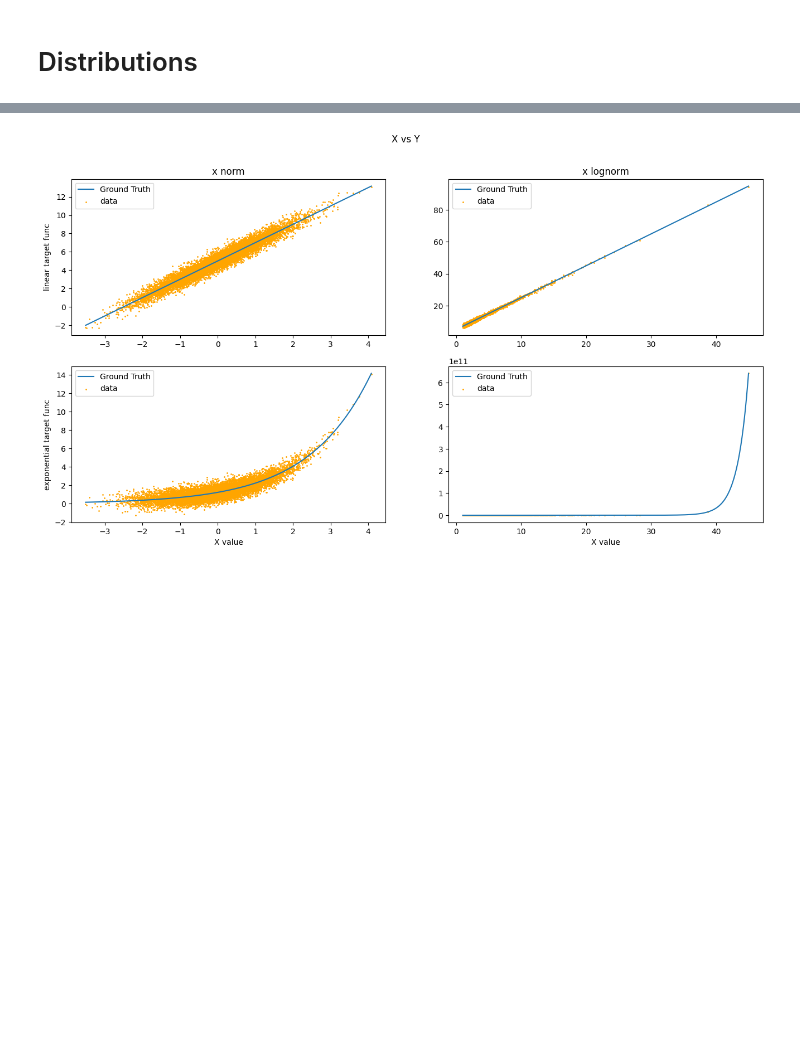
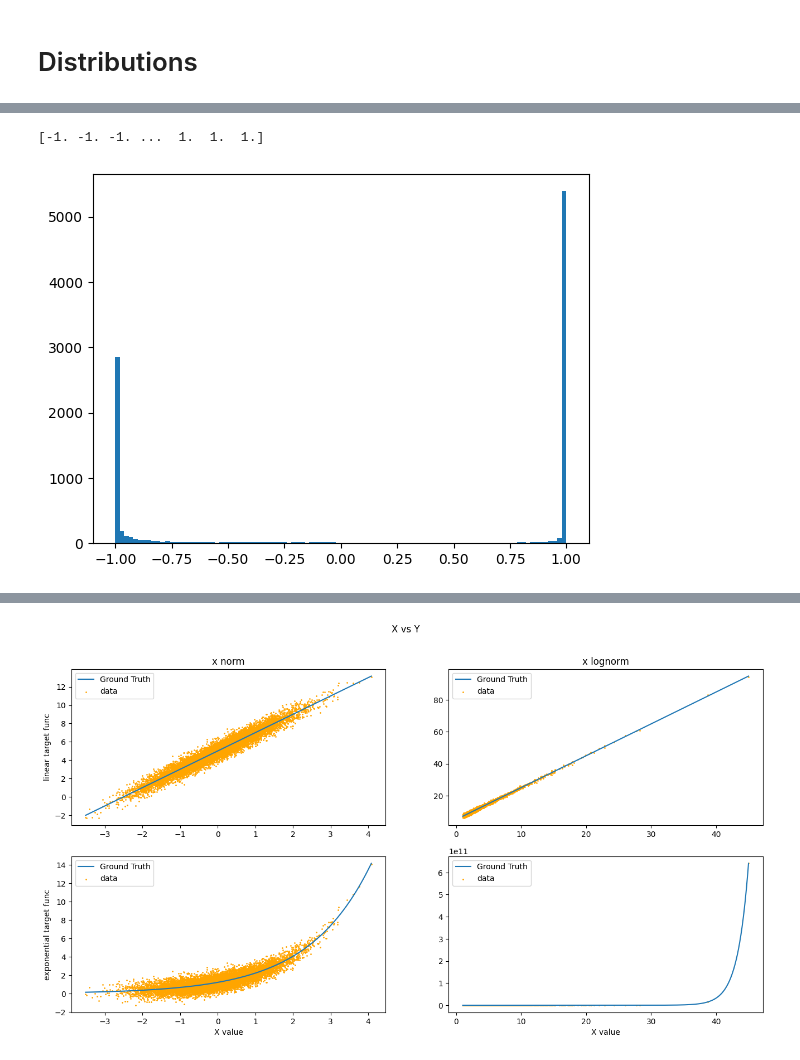
Before and after one commit to Nearpit/BaseEncoding, a Jupyter notebook: plotting.ipynb, the cells around one changed output, grey strips where cells are left out. Drawn from its saved outputs; the diff is of its cells as text; code cells hidden in the pictures; blank space fills up the shorter version.

```diff
--- a/plotting.ipynb
+++ b/plotting.ipynb
@@ -304,0 +277,6 @@ plt.show()
+# %%
+weights_1 = distribution_data_sampler('uniform', {'loc':-1.1, 'scale':2}, 1, 32)
+weights_2 = distribution_data_sampler('uniform', {'loc':-1, 'scale':2}, 1, 32)
+
+relu = lambda x: np.maximum(0, x)
+sigmoid = lambda x: 1/(1 + np.exp(-x))
@@ -304,0 +305,15 @@ plt.show()
+# %%
+# v = distribution_data_sampler('norm', {'loc':0, 'scale':1}, n_samples, 1)
+# v = distribution_data_sampler('lognorm', {'loc':0, 'scale':1, 's':5}, n_samples, 1) - 2
+# v = distribution_data_sampler('uniform', {'loc':-10, 'scale':20}, n_samples, 1)
+# v = distribution_data_sampler('loguniform', {'a':0.01, 'b':1e5, 'scale':0.1}, n_samples, 1) - v.mean()/v.std()
+# v = tweedie(1.5, 10, 2).rvs(n_samples).reshape(-1, 1) - v.mean()
+
+outputs_1 = (relu(v@weights_1))
+outputs_2 = np.tanh(np.dot(outputs_1, weights_2.T))
+print(np.unique(outputs_2))
+plt.hist(outputs_2, bins=100)
+plt.show()
+# %% [output]
+[-1. -1. -1. ...  1.  1.  1.]
+[figure, added]
```
Also changed, not shown: parts of 16 cells of this notebook, 6 other files.
